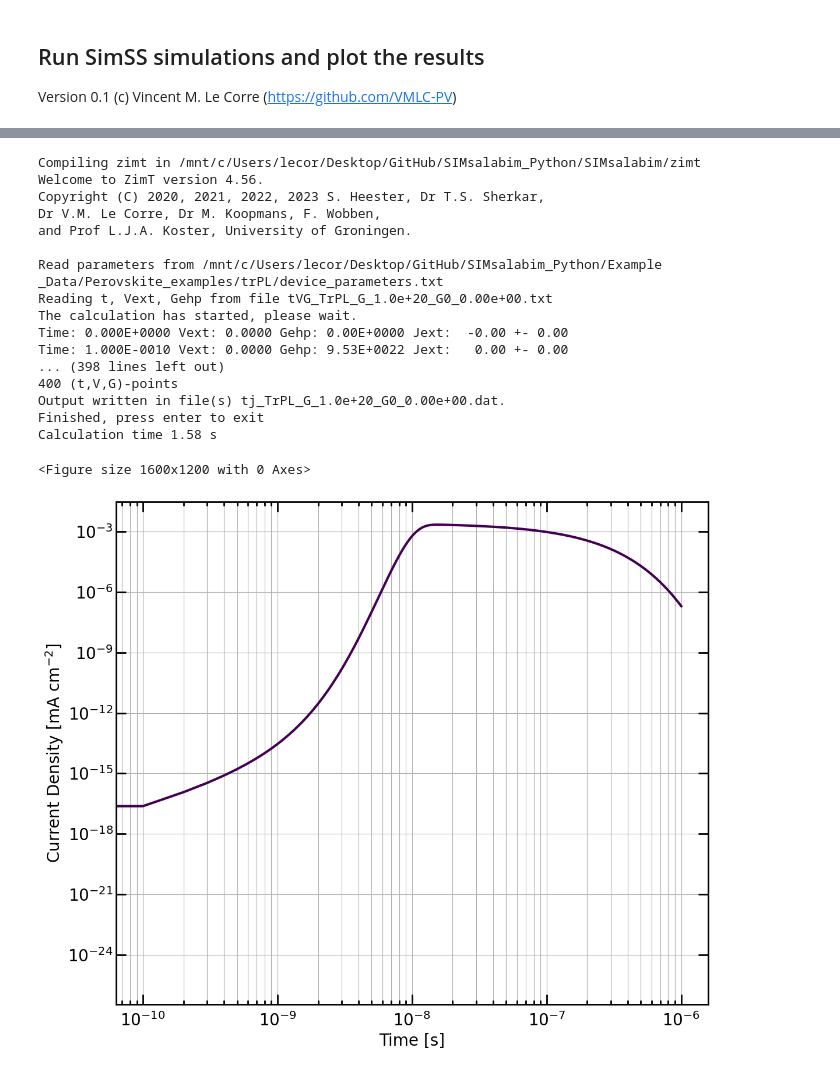
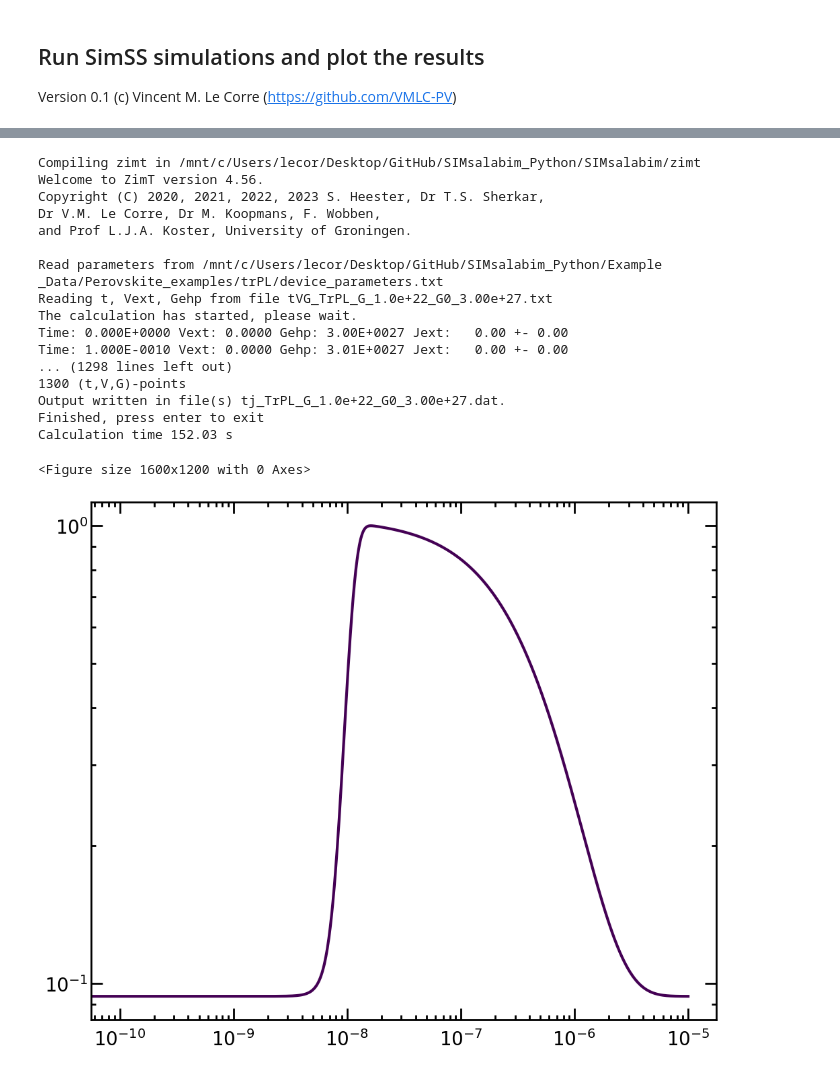
Before and after one commit to VMLC-PV/SIMsalabim_Python, a Jupyter notebook: Notebooks/ZimT_Simulations.ipynb, the cells around one changed output, grey strips where cells are left out. Saved outputs shown, nothing was run; the diff lists cells and outputs as text; code cells hidden in the pictures.

```diff
--- a/Notebooks/ZimT_Simulations.ipynb
+++ b/Notebooks/ZimT_Simulations.ipynb
@@ -71,7 +72,7 @@ def zimt_trPL_Gauss_pulse(tmin,tmax,Gen_pulse,G0,tpulse,width_pulse = 2e-9,tstep
     for i in t:
         V.append(0)
     G = gaussian_pulse(t,tpulse,width_pulse,Gen_pulse)
-    G[0] = G0 #set G = G0 at t = 0
+    G[0] = 0 #set G = G0 at t = 0
 
     for i in range(len(G)):
         if G[i] < Gres:
@@ -81,8 +82,11 @@ def zimt_trPL_Gauss_pulse(tmin,tmax,Gen_pulse,G0,tpulse,width_pulse = 2e-9,tstep
         # ensure that the total number of generated charges is equal to Gen
         int_G  = integrate.cumtrapz(G, t, initial=0)
         G = G*Gen_pulse/int_G[-1]
-    else:
-        G = G0
+
+    if G0 > 0:
+        for i in range(len(G)):
+            G[i] = G[i] + G0
+
 
     if time_exp == True:
         t1 = np.geomspace(pulse_stop,tmax,steps)
@@ -120,9 +124,9 @@ plt.xlim(0,100e-9)
 # %%
-Gens = [1e20] # Generation rate (m^-3 s^-1)
-G0s = [0] # Background generation rate (m^-3 s^-1)
+Gens = [1e22] # Generation rate (m^-3 s^-1)
+G0s = [3e27] # Background generation rate (m^-3 s^-1)
 ## Prepare strings to run
 # Fixed string
-fixed_str = str(path2devfile)  # add any fixed string to the simulation command
+fixed_str = str(path2devfile) +' -kdirect 5e-17 -Bulk_tr 1e19 -NP 100 -nu_int_LTL 1e-10 -nu_int_RTL 1e-10 -tolDens 1e-10 -minAcc 0.1 -maxAcc 0.1' # add any fixed string to the simulation command
 
 # Initialize
 code_name_lst,str_lst,path_lst,tj_lst,tVG_lst = [],[],[],[],[]
@@ -141,7 +145,7 @@ if run_simu:
     # Generate tVG files and str_lst for light pulse simulation
     for Gen in Gens:
         for G0 in G0s:
-            zimt_trPL_Gauss_pulse(1e-10, 1e-6, 1e20, 0, 10e-9,steps=100,time_exp = True, tVG_name=os.path.join(path2simu,'tVG_TrPL_G_{:.1e}_G0_{:.2e}.txt'.format(Gen,G0)))
+            zimt_trPL_Gauss_pulse(1e-10, 1e-5, Gen, G0, 10e-9,steps=1000,time_exp = True, tVG_name=os.path.join(path2simu,'tVG_TrPL_G_{:.1e}_G0_{:.2e}.txt'.format(Gen,G0)))
             str_lst.append(fixed_str+' -tVG_file tVG_TrPL_G_{:.1e}_G0_{:.2e}.txt -tj_file tj_TrPL_G_{:.1e}_G0_{:.2e}.dat'.format(Gen,G0,Gen,G0))
             code_name_lst.append('zimt')
             path_lst.append(path2simu)
@@ -166,23 +170,24 @@ and Prof L.J.A. Koster, University of Groningen.
 
 Read parameters from /mnt/c/Users/lecor/Desktop/GitHub/SIMsalabim_Python/Example
 _Data/Perovskite_examples/trPL/device_parameters.txt
-Reading t, Vext, Gehp from file tVG_TrPL_G_1.0e+20_G0_0.00e+00.txt
+Reading t, Vext, Gehp from file tVG_TrPL_G_1.0e+22_G0_3.00e+27.txt
 The calculation has started, please wait.
-Time: 0.000E+0000 Vext: 0.0000 Gehp: 0.00E+0000 Jext:  -0.00 +- 0.00
-Time: 1.000E-0010 Vext: 0.0000 Gehp: 9.53E+0022 Jext:   0.00 +- 0.00
-... (398 lines left out)
-400 (t,V,G)-points
-Output written in file(s) tj_TrPL_G_1.0e+20_G0_0.00e+00.dat.
+Time: 0.000E+0000 Vext: 0.0000 Gehp: 3.00E+0027 Jext:   0.00 +- 0.00
+Time: 1.000E-0010 Vext: 0.0000 Gehp: 3.01E+0027 Jext:   0.00 +- 0.00
+... (1298 lines left out)
+1300 (t,V,G)-points
+Output written in file(s) tj_TrPL_G_1.0e+22_G0_3.00e+27.dat.
 Finished, press enter to exit
-Calculation time 1.58 s
+Calculation time 152.03 s
 <Figure size 1600x1200 with 0 Axes>
 # %%
-
+plt.figure(0)
 for G0 in G0s:
     idx = 0
     for Gen in Gens:
         data_tj = pd.read_csv(os.path.join(path2simu,'tj_TrPL_G_{:.1e}_G0_{:.2e}.dat'.format(Gen,G0)),delim_whitespace=True)
-        zimt_tj_plot(num_fig_tjs,data_tj,y=['Jdir'],labels=sci_notation(Gen/1e6,sig_fig=1),colors=colors[idx],plot_type=3,save_yes=False,legend=False,pic_save_name = os.path.join(path2simu,'transient.jpg'))
+        plt.loglog(data_tj['t'],data_tj['Jdir']/max(data_tj['Jdir']),label=sci_notation(Gen/1e6,sig_fig=1),color=colors[idx])
+        # zimt_tj_plot(idx,data_tj,y=['Jdir'],labels=sci_notation(Gen/1e6,sig_fig=1),colors=colors[idx],plot_type=3,save_yes=False,legend=False,pic_save_name = os.path.join(path2simu,'transient.jpg'))
         idx += 1
 # %% [output]
-[figure, old version]
+[figure, new version]
```
Also changed, not shown: parts of 4 cells of this notebook, 1 other file.
